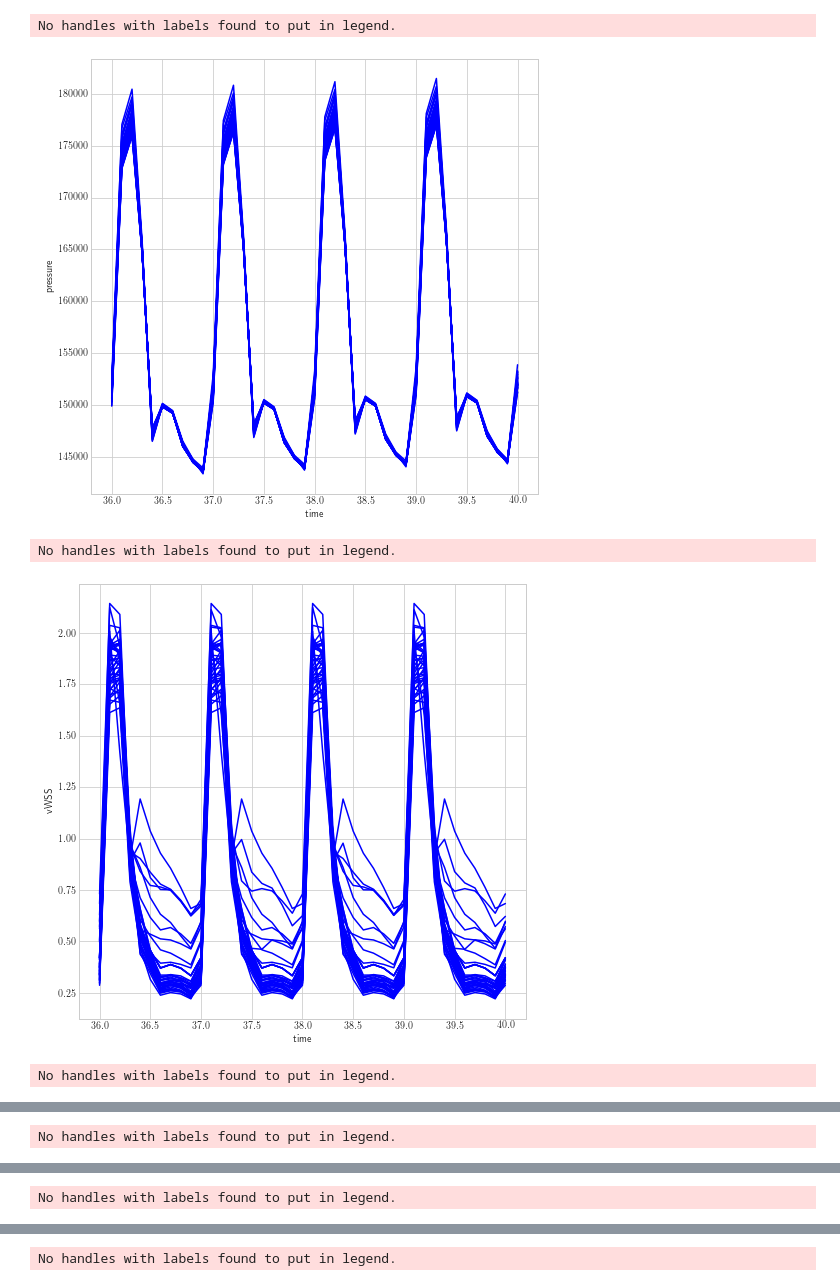
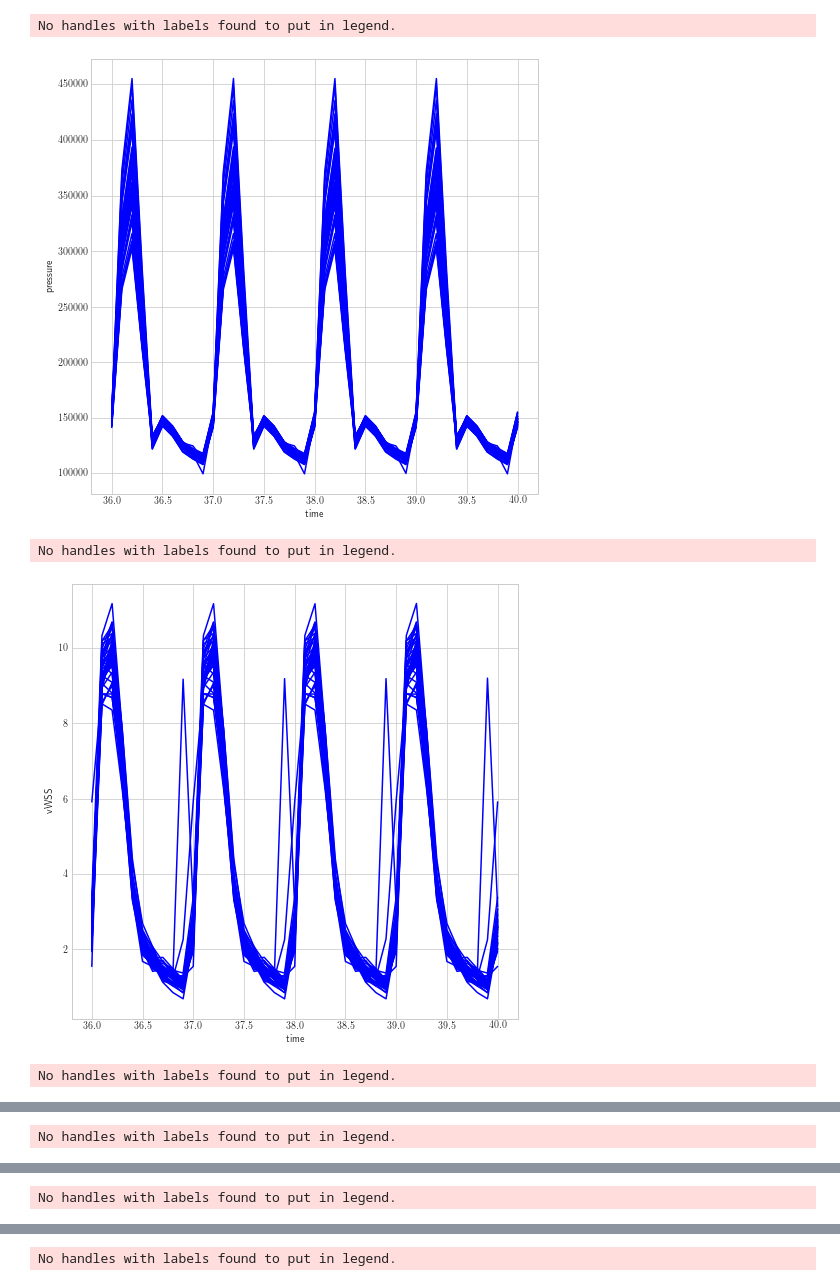
Before and after one commit to noahfields1/seg_regression, a Jupyter notebook: notebooks/UQ/0110_unsteady.ipynb, the cells around one changed output, grey strips where cells are left out. Saved outputs shown, nothing was run; the diff lists cells and outputs as text; code cells hidden in the pictures.

```diff
--- a/notebooks/UQ/0110_unsteady.ipynb
+++ b/notebooks/UQ/0110_unsteady.ipynb
@@ -14,20 +14,18 @@ sys.path.append(os.path.abspath('../..'))
 from modules import io
 # %%
 paths = [
-    "aorta_single_tube",
-    "aorta_single_2_tube",
-    "right_iliac_single_tube"
+    "aorta.0",
+    "aorta.1",
+    "right_iliac.1"
 ]
 
 CASES = [
-    "wom_rcr_1",
-    "wom_rcr_2",
-    "wom_rcr_3",
-    "wom_rcr_4"
+    "sim_wom_rcr_real"
 ]
 
 meshes = [
-    "coarse"
+    "coarse",
+    "medium"
 ]
 
 quants   = [
@@ -35,6 +33,8 @@ quants   = [
  "vWSS_3_boundary",
  "velocity_3"
 ]
+
+generation = 1
 
 models   = list(range(50))
 dt       = 0.02
@@ -44,9 +44,9 @@ tups = []
 for case in CASES:
     for p in paths:
             for m in meshes:
-                    CSV    = "/media/marsdenlab/Data1/UQ/0110/csv/"+case+'/'+p+".csv"
+                    CSV    = "/media/marsdenlab/Data1/UQ/0110/"+case+"/csv/"+'/'+p+".csv"
 
-                    OUTPUT = "/media/marsdenlab/Data1/UQ/0110/figures/"+case+'/'+p
+                    OUTPUT = "/media/marsdenlab/Data1/UQ/0110/"+case+"/"+str(generation)+"/"+m+"/"+p+"/tube"
                     io.mkdir(OUTPUT)
                     OUTPUT = OUTPUT+'/'+m
                     io.mkdir(OUTPUT)
@@ -63,34 +63,36 @@ for t in tups:
 
     for q in quants:
         series_x = []
         series_y = []
         for m in models:
-            data = df.loc[(df['model'] == m)]
+            data = df.loc[(df['model'] == m) & (df['generation'] == generation)]
+
             if data.shape[0] == 0: continue
+
             y = data[q].values
             x = data['time'].values*dt
 
             series_x.append(x)
             series_y.append(y)
 
         Y = np.array(series_y)
         X = np.array(series_x)
 
         label = q.split('_')[0]
 
         plt.figure(figsize=(8,8))
         plt.plot(X.T,Y.T, color='b')
         plt.xlabel("time")
         plt.ylabel(label)
         plt.legend()
         plt.savefig(OUTPUT+'/'+q+'.png',dpi=300)
         plt.savefig(OUTPUT+'/'+q+'.pdf',dpi=200)
 
         plt.show()
         plt.close()
 # %% [output]
 No handles with labels found to put in legend.
-[figure, old version]
+[figure, new version]
 No handles with labels found to put in legend.
-[figure, old version]
+[figure, new version]
 No handles with labels found to put in legend.
```
Also changed, not shown: parts of 2 cells of this notebook, 6 other files.
